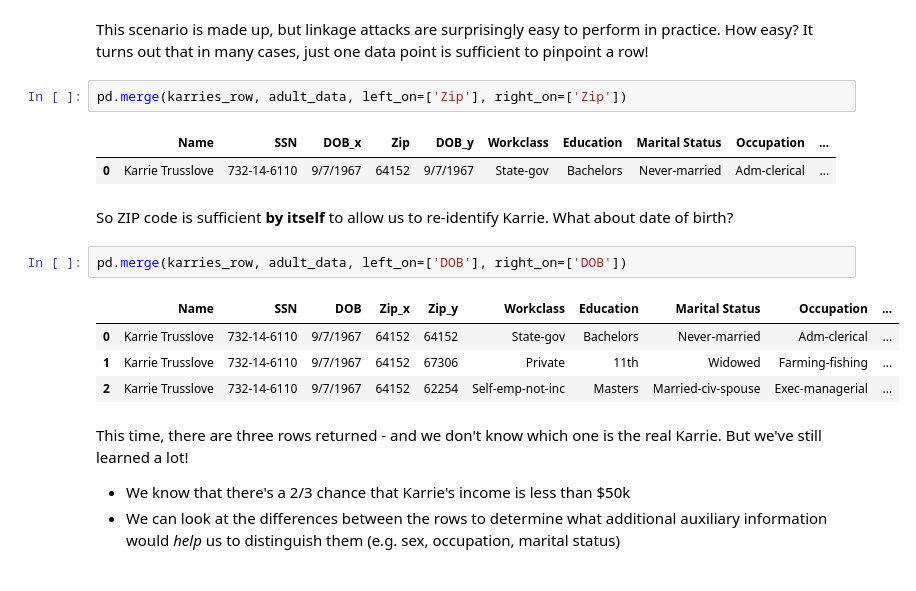
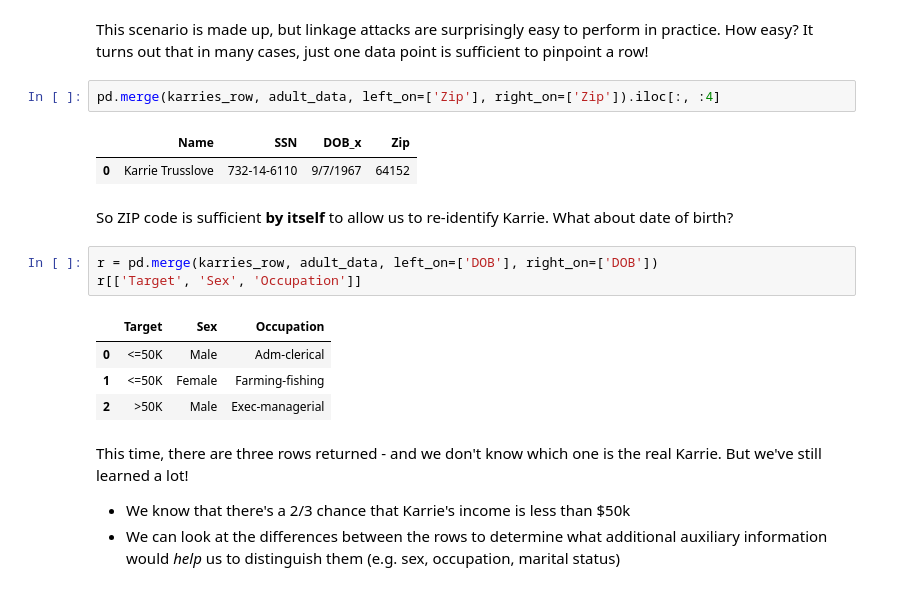
Before and after one commit to uvm-plaid/programming-dp, a Jupyter notebook: _sources/ch1.ipynb, the cells around one changed output. Cells and saved outputs as stored; diff of their text form.

```diff
--- a/_sources/ch1.ipynb
+++ b/_sources/ch1.ipynb
@@ -110,19 +118,20 @@ Indeed, there is only one row that matches. We have used auxiliary data to re-id
 # %% [markdown]
 This scenario is made up, but linkage attacks are surprisingly easy to perform in practice. How easy? It turns out that in many cases, just one data point is sufficient to pinpoint a row!
 # %%
-pd.merge(karries_row, adult_data, left_on=['Zip'], right_on=['Zip'])
+pd.merge(karries_row, adult_data, left_on=['Zip'], right_on=['Zip']).iloc[:, :4]
 # %% [output]
-|  | Name | SSN | DOB_x | Zip | DOB_y | Workclass | Education | Marital Status | Occupation | ... |
-| 0 | Karrie Trusslove | 732-14-6110 | 9/7/1967 | 64152 | 9/7/1967 | State-gov | Bachelors | Never-married | Adm-clerical | ... |
+|  | Name | SSN | DOB_x | Zip |
+| 0 | Karrie Trusslove | 732-14-6110 | 9/7/1967 | 64152 |
 # %% [markdown]
 So ZIP code is sufficient **by itself** to allow us to re-identify Karrie. What about date of birth?
 # %%
-pd.merge(karries_row, adult_data, left_on=['DOB'], right_on=['DOB'])
+r = pd.merge(karries_row, adult_data, left_on=['DOB'], right_on=['DOB'])
+r[['Target', 'Sex', 'Occupation']]
 # %% [output]
-|  | Name | SSN | DOB | Zip_x | Zip_y | Workclass | Education | Marital Status | Occupation | ... |
-| 0 | Karrie Trusslove | 732-14-6110 | 9/7/1967 | 64152 | 64152 | State-gov | Bachelors | Never-married | Adm-clerical | ... |
-| 1 | Karrie Trusslove | 732-14-6110 | 9/7/1967 | 64152 | 67306 | Private | 11th | Widowed | Farming-fishing | ... |
-| 2 | Karrie Trusslove | 732-14-6110 | 9/7/1967 | 64152 | 62254 | Self-emp-not-inc | Masters | Married-civ-spouse | Exec-managerial | ... |
+|  | Target | Sex | Occupation |
+| 0 | <=50K | Male | Adm-clerical |
+| 1 | <=50K | Female | Farming-fishing |
+| 2 | >50K | Male | Exec-managerial |
 # %% [markdown]
 This time, there are three rows returned - and we don't know which one is the real Karrie. But we've still learned a lot!
 
```
Also changed, not shown: parts of 3 cells of this notebook, 3 other files.
